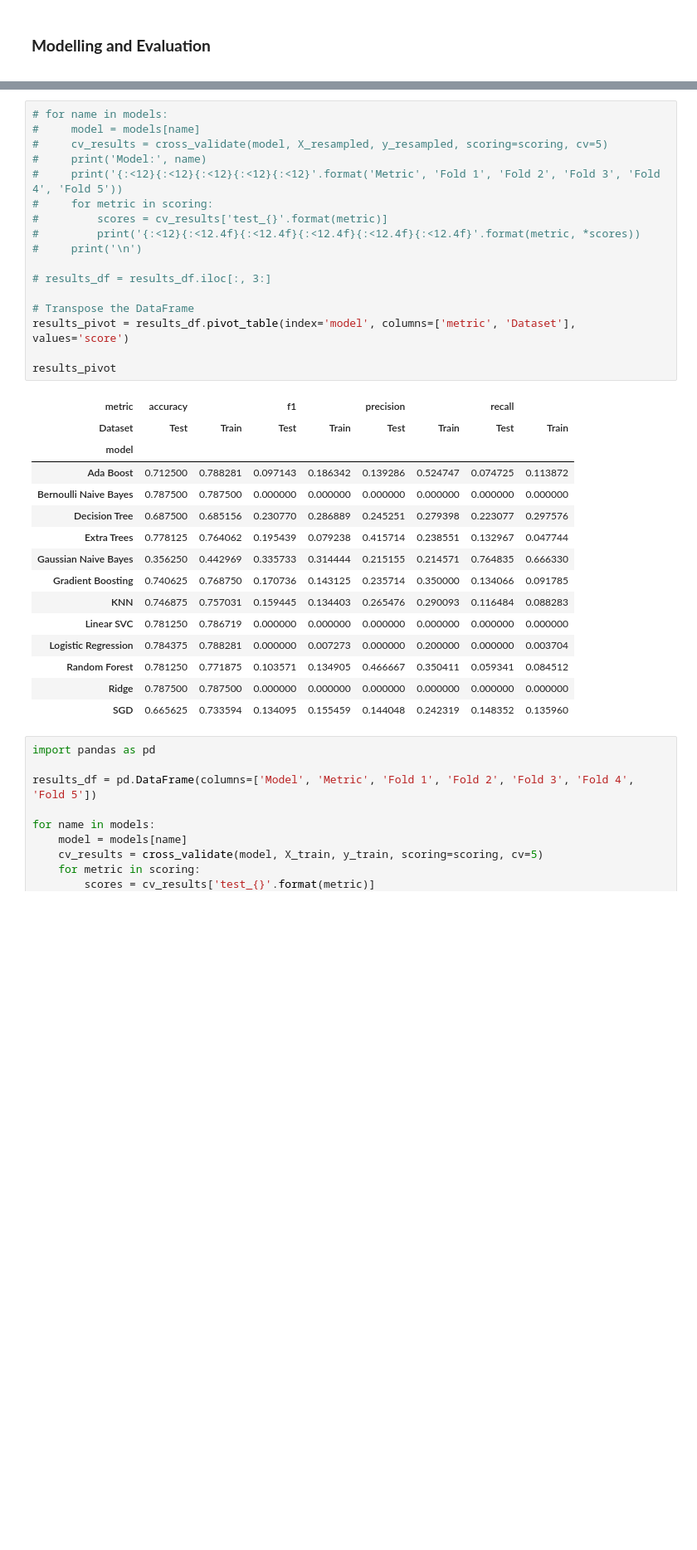
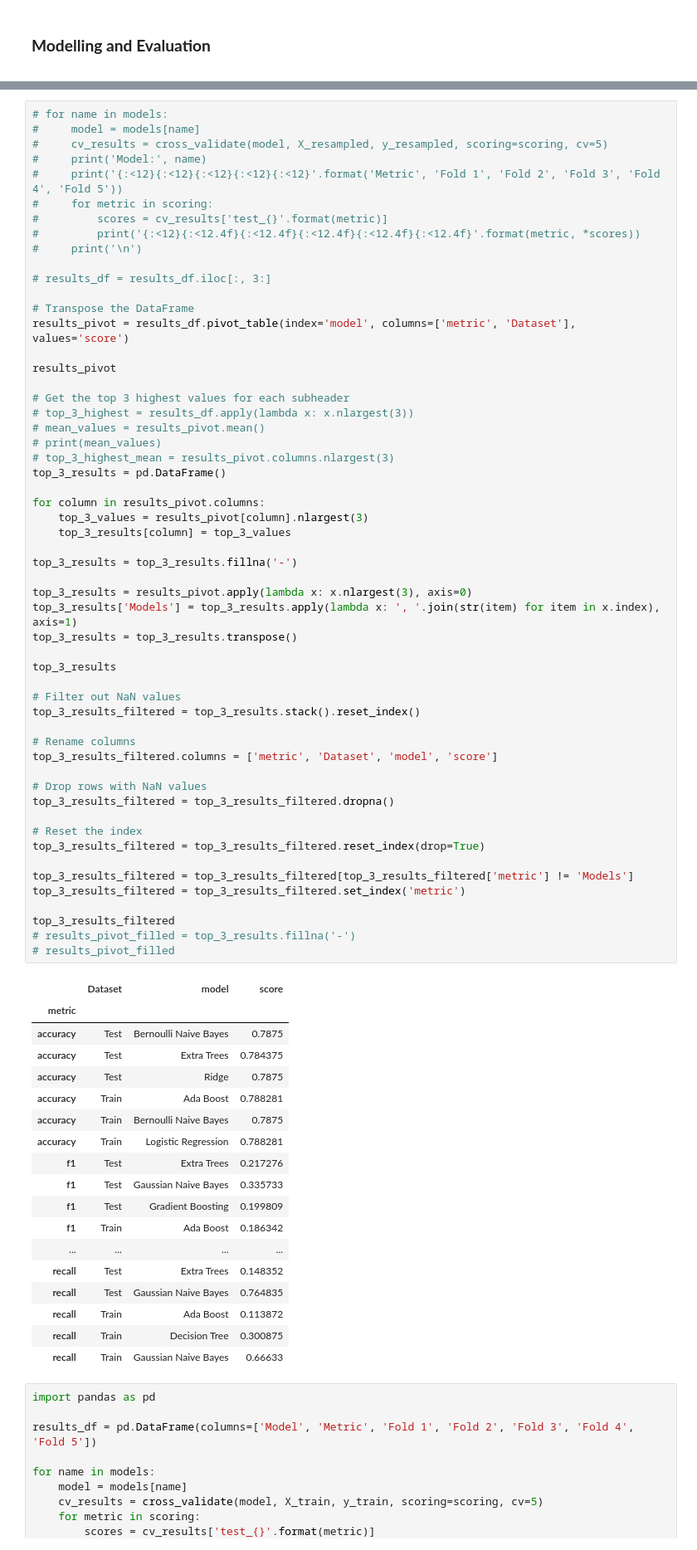
Before and after one commit to ahmakhoo/AIML-CA1, a Jupyter notebook: AIML/CA1/CA1 code - redo.ipynb, the cells around one changed output, grey strips where cells are left out. Shown at 83% size. Drawn from its saved outputs; the diff is of its cells as text; blank space fills up the shorter version.

```diff
--- a/AIML/CA1/CA1 code - redo.ipynb
+++ b/AIML/CA1/CA1 code - redo.ipynb
@@ -761,36 +682,77 @@ results_df
 # %%
 # for name in models:
 #     model = models[name]
 #     cv_results = cross_validate(model, X_resampled, y_resampled, scoring=scoring, cv=5)
 #     print('Model:', name)
 #     print('{:<12}{:<12}{:<12}{:<12}{:<12}'.format('Metric', 'Fold 1', 'Fold 2', 'Fold 3', 'Fold 4', 'Fold 5'))
 #     for metric in scoring:
 #         scores = cv_results['test_{}'.format(metric)]
 #         print('{:<12}{:<12.4f}{:<12.4f}{:<12.4f}{:<12.4f}{:<12.4f}'.format(metric, *scores))
 #     print('\n')
 
 # results_df = results_df.iloc[:, 3:]
 
 # Transpose the DataFrame
 results_pivot = results_df.pivot_table(index='model', columns=['metric', 'Dataset'], values='score')
 
 results_pivot
+
+# Get the top 3 highest values for each subheader
+# top_3_highest = results_df.apply(lambda x: x.nlargest(3))
+# mean_values = results_pivot.mean()
+# print(mean_values)
+# top_3_highest_mean = results_pivot.columns.nlargest(3)
+top_3_results = pd.DataFrame()
+
+for column in results_pivot.columns:
+    top_3_values = results_pivot[column].nlargest(3)
+    top_3_results[column] = top_3_values
+
+top_3_results = top_3_results.fillna('-')
+
+top_3_results = results_pivot.apply(lambda x: x.nlargest(3), axis=0)
+top_3_results['Models'] = top_3_results.apply(lambda x: ', '.join(str(item) for item in x.index), axis=1)
+top_3_results = top_3_results.transpose()
+
+top_3_results
+
+# Filter out NaN values
+top_3_results_filtered = top_3_results.stack().reset_index()
+
+# Rename columns
+top_3_results_filtered.columns = ['metric', 'Dataset', 'model', 'score']
+
+# Drop rows with NaN values
+top_3_results_filtered = top_3_results_filtered.dropna()
+
+# Reset the index
+top_3_results_filtered = top_3_results_filtered.reset_index(drop=True)
+
+top_3_results_filtered = top_3_results_filtered[top_3_results_filtered['metric'] != 'Models']
+top_3_results_filtered = top_3_results_filtered.set_index('metric')
+
+top_3_results_filtered
+# results_pivot_filled = top_3_results.fillna('-')
+# results_pivot_filled
 # %% [output]
-| metric | accuracy |  | f1 |  | precision |  | recall |  |
-| Dataset | Test | Train | Test | Train | Test | Train | Test | Train |
-| model |  |  |  |  |  |  |  |  |
-| Ada Boost | 0.712500 | 0.788281 | 0.097143 | 0.186342 | 0.139286 | 0.524747 | 0.074725 | 0.113872 |
-| Bernoulli Naive Bayes | 0.787500 | 0.787500 | 0.000000 | 0.000000 | 0.000000 | 0.000000 | 0.000000 | 0.000000 |
-| Decision Tree | 0.687500 | 0.685156 | 0.230770 | 0.286889 | 0.245251 | 0.279398 | 0.223077 | 0.297576 |
-| Extra Trees | 0.778125 | 0.764062 | 0.195439 | 0.079238 | 0.415714 | 0.238551 | 0.132967 | 0.047744 |
-| Gaussian Naive Bayes | 0.356250 | 0.442969 | 0.335733 | 0.314444 | 0.215155 | 0.214571 | 0.764835 | 0.666330 |
-| Gradient Boosting | 0.740625 | 0.768750 | 0.170736 | 0.143125 | 0.235714 | 0.350000 | 0.134066 | 0.091785 |
-| KNN | 0.746875 | 0.757031 | 0.159445 | 0.134403 | 0.265476 | 0.290093 | 0.116484 | 0.088283 |
-| Linear SVC | 0.781250 | 0.786719 | 0.000000 | 0.000000 | 0.000000 | 0.000000 | 0.000000 | 0.000000 |
-| Logistic Regression | 0.784375 | 0.788281 | 0.000000 | 0.007273 | 0.000000 | 0.200000 | 0.000000 | 0.003704 |
-| Random Forest | 0.781250 | 0.771875 | 0.103571 | 0.134905 | 0.466667 | 0.350411 | 0.059341 | 0.084512 |
-| Ridge | 0.787500 | 0.787500 | 0.000000 | 0.000000 | 0.000000 | 0.000000 | 0.000000 | 0.000000 |
-| SGD | 0.665625 | 0.733594 | 0.134095 | 0.155459 | 0.144048 | 0.242319 | 0.148352 | 0.135960 |
+|  | Dataset | model | score |
+| metric |  |  |  |
+| accuracy | Test | Bernoulli Naive Bayes | 0.7875 |
+| accuracy | Test | Extra Trees | 0.784375 |
+| accuracy | Test | Ridge | 0.7875 |
+| accuracy | Train | Ada Boost | 0.788281 |
+| accuracy | Train | Bernoulli Naive Bayes | 0.7875 |
+| accuracy | Train | Logistic Regression | 0.788281 |
+| f1 | Test | Extra Trees | 0.217276 |
+| f1 | Test | Gaussian Naive Bayes | 0.335733 |
+| f1 | Test | Gradient Boosting | 0.199809 |
+| f1 | Train | Ada Boost | 0.186342 |
+| ... | ... | ... | ... |
+| recall | Test | Extra Trees | 0.148352 |
+| recall | Test | Gaussian Naive Bayes | 0.764835 |
+| recall | Train | Ada Boost | 0.113872 |
+| recall | Train | Decision Tree | 0.300875 |
+| recall | Train | Gaussian Naive Bayes | 0.66633 |
 # %%
 import pandas as pd
 
```
Also changed, not shown: parts of 27 cells of this notebook.
